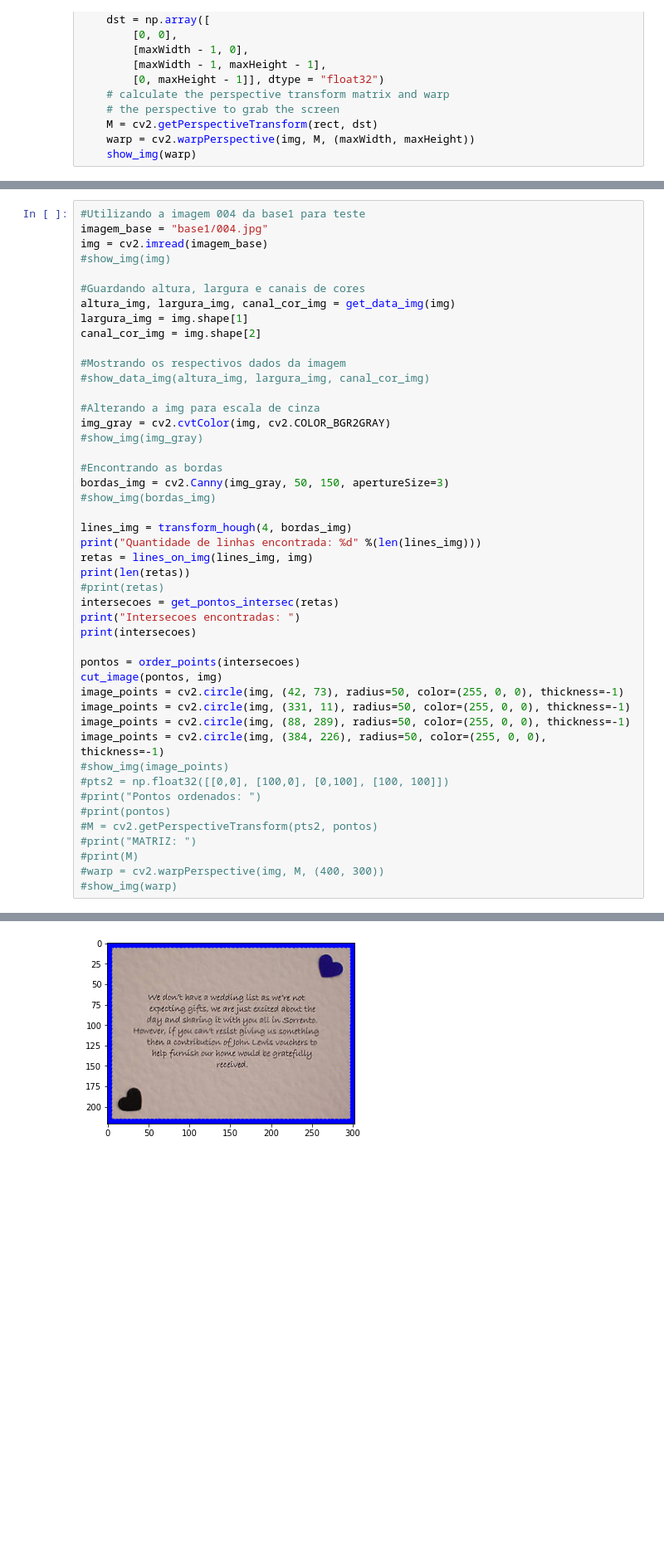
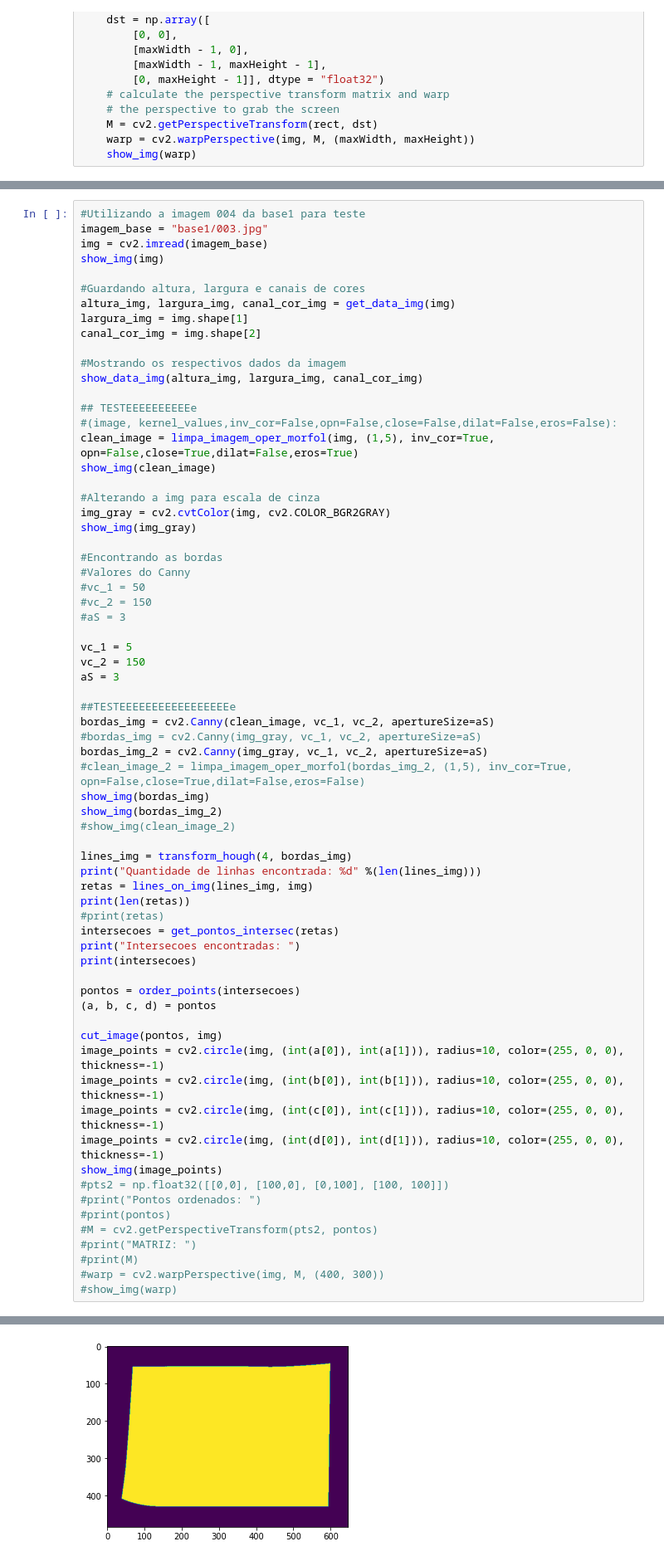
Before and after one commit to GodKelvin/PDI_Correcao_Folha, a Jupyter notebook: correcao_folha.ipynb, the cells around one changed output, grey strips where cells are left out. Shown at 83% size. Saved outputs shown, nothing was run; the diff lists cells and outputs as text; blank space fills up the shorter version.

Commit message:
wip: inserindo funcao para limpar imagem

```diff
--- a/correcao_folha.ipynb
+++ b/correcao_folha.ipynb
@@ -154,8 +187,8 @@ def cut_image(rect, img):
 # %%
 #Utilizando a imagem 004 da base1 para teste
-imagem_base = "base1/004.jpg"
+imagem_base = "base1/003.jpg"
 img = cv2.imread(imagem_base)
-#show_img(img)
+show_img(img)
 
 #Guardando altura, largura e canais de cores
 altura_img, largura_img, canal_cor_img = get_data_img(img)
@@ -163,15 +196,35 @@ largura_img = img.shape[1]
 canal_cor_img = img.shape[2]
 
 #Mostrando os respectivos dados da imagem
-#show_data_img(altura_img, largura_img, canal_cor_img)
+show_data_img(altura_img, largura_img, canal_cor_img)
+
+## TESTEEEEEEEEEEe
+#(image, kernel_values,inv_cor=False,opn=False,close=False,dilat=False,eros=False):
+clean_image = limpa_imagem_oper_morfol(img, (1,5), inv_cor=True, opn=False,close=True,dilat=False,eros=True)
+show_img(clean_image)
 
 #Alterando a img para escala de cinza
 img_gray = cv2.cvtColor(img, cv2.COLOR_BGR2GRAY)
-#show_img(img_gray)
+show_img(img_gray)
 
 #Encontrando as bordas
-bordas_img = cv2.Canny(img_gray, 50, 150, apertureSize=3)
-#show_img(bordas_img)
+#Valores do Canny
+#vc_1 = 50
+#vc_2 = 150
+#aS = 3
+
+vc_1 = 5
+vc_2 = 150
+aS = 3
+
+##TESTEEEEEEEEEEEEEEEEEe
+bordas_img = cv2.Canny(clean_image, vc_1, vc_2, apertureSize=aS)
+#bordas_img = cv2.Canny(img_gray, vc_1, vc_2, apertureSize=aS)
+bordas_img_2 = cv2.Canny(img_gray, vc_1, vc_2, apertureSize=aS)
+#clean_image_2 = limpa_imagem_oper_morfol(bordas_img_2, (1,5), inv_cor=True, opn=False,close=True,dilat=False,eros=False)
+show_img(bordas_img)
+show_img(bordas_img_2)
+#show_img(clean_image_2)
 
 lines_img = transform_hough(4, bordas_img)
 print("Quantidade de linhas encontrada: %d" %(len(lines_img)))
@@ -183,12 +236,14 @@ print("Intersecoes encontradas: ")
 print(intersecoes)
 
 pontos = order_points(intersecoes)
+(a, b, c, d) = pontos
+
 cut_image(pontos, img)
-image_points = cv2.circle(img, (42, 73), radius=50, color=(255, 0, 0), thickness=-1)
-image_points = cv2.circle(img, (331, 11), radius=50, color=(255, 0, 0), thickness=-1)
-image_points = cv2.circle(img, (88, 289), radius=50, color=(255, 0, 0), thickness=-1)
-image_points = cv2.circle(img, (384, 226), radius=50, color=(255, 0, 0), thickness=-1)
-#show_img(image_points)
+image_points = cv2.circle(img, (int(a[0]), int(a[1])), radius=10, color=(255, 0, 0), thickness=-1)
+image_points = cv2.circle(img, (int(b[0]), int(b[1])), radius=10, color=(255, 0, 0), thickness=-1)
+image_points = cv2.circle(img, (int(c[0]), int(c[1])), radius=10, color=(255, 0, 0), thickness=-1)
+image_points = cv2.circle(img, (int(d[0]), int(d[1])), radius=10, color=(255, 0, 0), thickness=-1)
+show_img(image_points)
 #pts2 = np.float32([[0,0], [100,0], [0,100], [100, 100]])
 #print("Pontos ordenados: ")
 #print(pontos)
@@ -215 +273 @@ Intersecoes encontradas:
-[figure, old version]
+[figure, new version]
```
Also changed, not shown: parts of 3 cells of this notebook, 2 other files.
